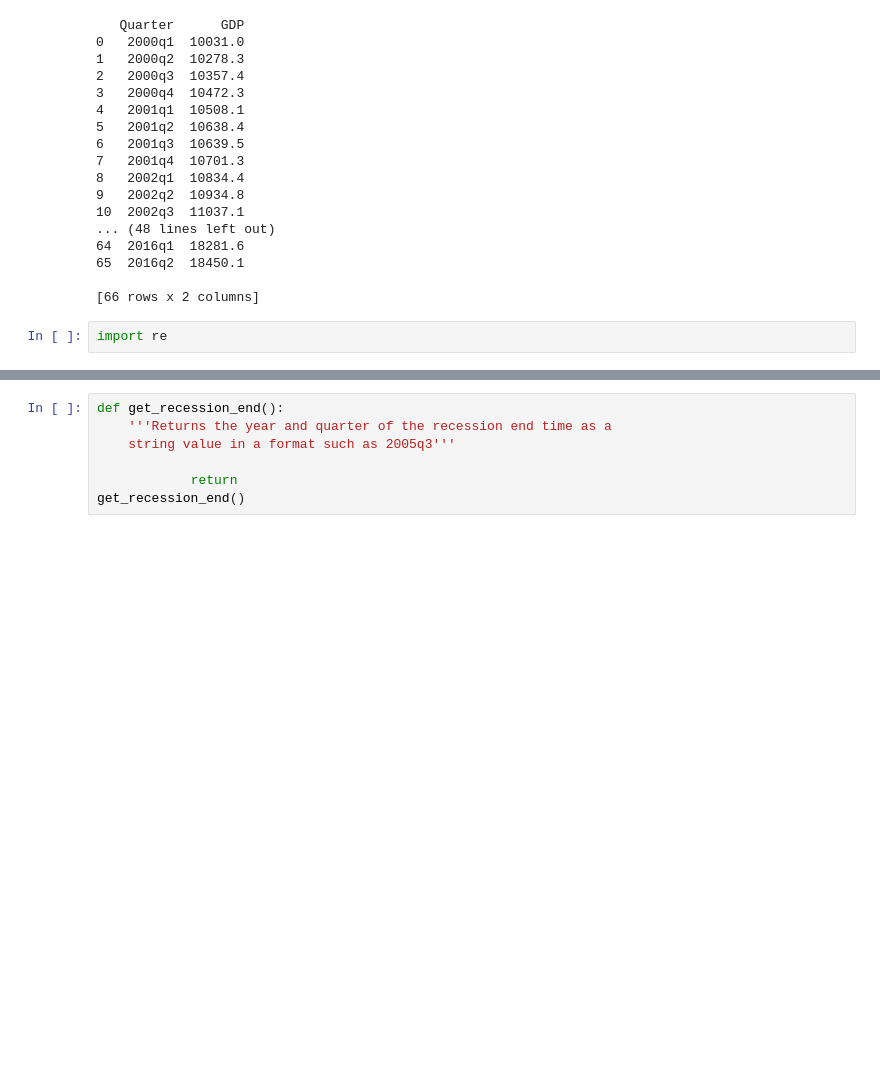
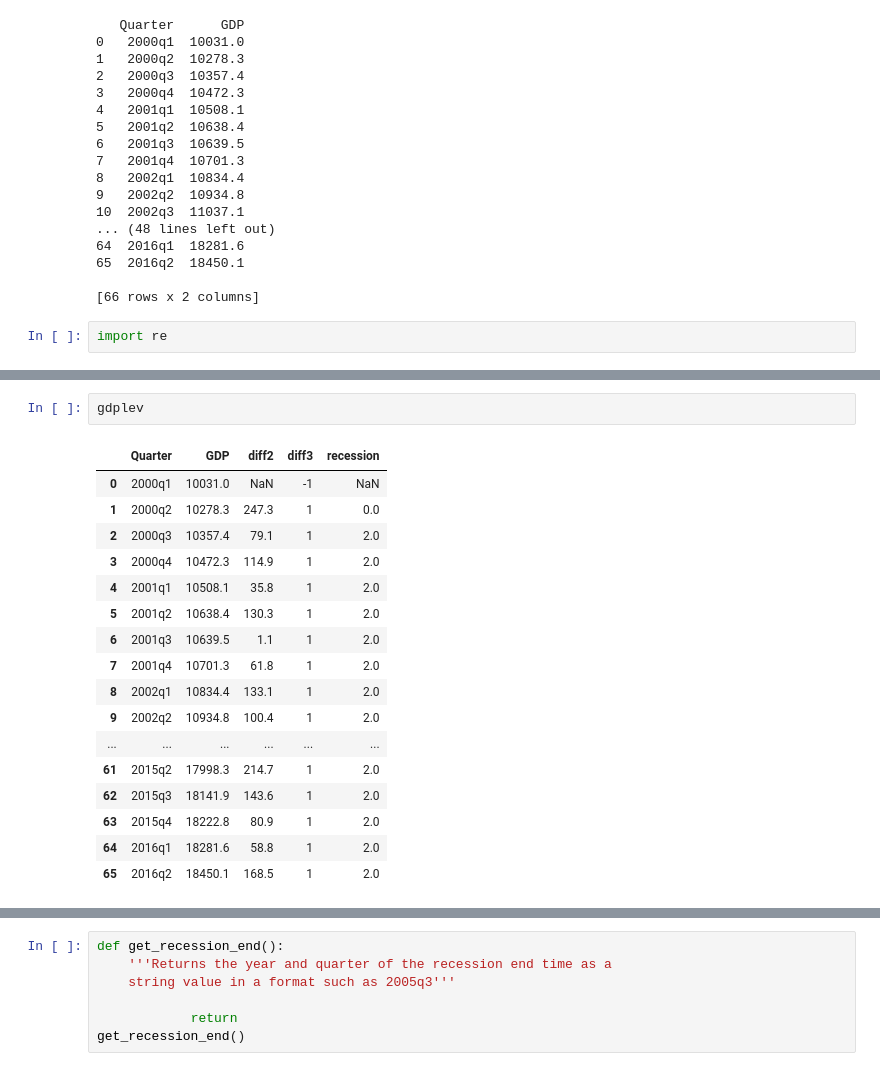
Before and after one commit to aicharya/DSA_Python, a Jupyter notebook: HypothesisTestingAssignment4_AnswersWithoutCode(CMB Summission)-.ipynb, the cells around one changed output, grey strips where cells are left out. Drawn from its saved outputs; the diff is of its cells as text; blank space fills up the shorter version.

```diff
--- a/HypothesisTestingAssignment4_AnswersWithoutCode(CMB Summission)-.ipynb
+++ b/HypothesisTestingAssignment4_AnswersWithoutCode(CMB Summission)-.ipynb
@@ -243,0 +266,20 @@ get_list_of_university_towns()
+# %%
+gdplev
+# %% [output]
+|  | Quarter | GDP | diff2 | diff3 | recession |
+| 0 | 2000q1 | 10031.0 | NaN | -1 | NaN |
+| 1 | 2000q2 | 10278.3 | 247.3 | 1 | 0.0 |
+| 2 | 2000q3 | 10357.4 | 79.1 | 1 | 2.0 |
+| 3 | 2000q4 | 10472.3 | 114.9 | 1 | 2.0 |
+| 4 | 2001q1 | 10508.1 | 35.8 | 1 | 2.0 |
+| 5 | 2001q2 | 10638.4 | 130.3 | 1 | 2.0 |
+| 6 | 2001q3 | 10639.5 | 1.1 | 1 | 2.0 |
+| 7 | 2001q4 | 10701.3 | 61.8 | 1 | 2.0 |
+| 8 | 2002q1 | 10834.4 | 133.1 | 1 | 2.0 |
+| 9 | 2002q2 | 10934.8 | 100.4 | 1 | 2.0 |
+| ... | ... | ... | ... | ... | ... |
+| 61 | 2015q2 | 17998.3 | 214.7 | 1 | 2.0 |
+| 62 | 2015q3 | 18141.9 | 143.6 | 1 | 2.0 |
+| 63 | 2015q4 | 18222.8 | 80.9 | 1 | 2.0 |
+| 64 | 2016q1 | 18281.6 | 58.8 | 1 | 2.0 |
+| 65 | 2016q2 | 18450.1 | 168.5 | 1 | 2.0 |
```
Also changed, not shown: parts of 18 cells of this notebook.
